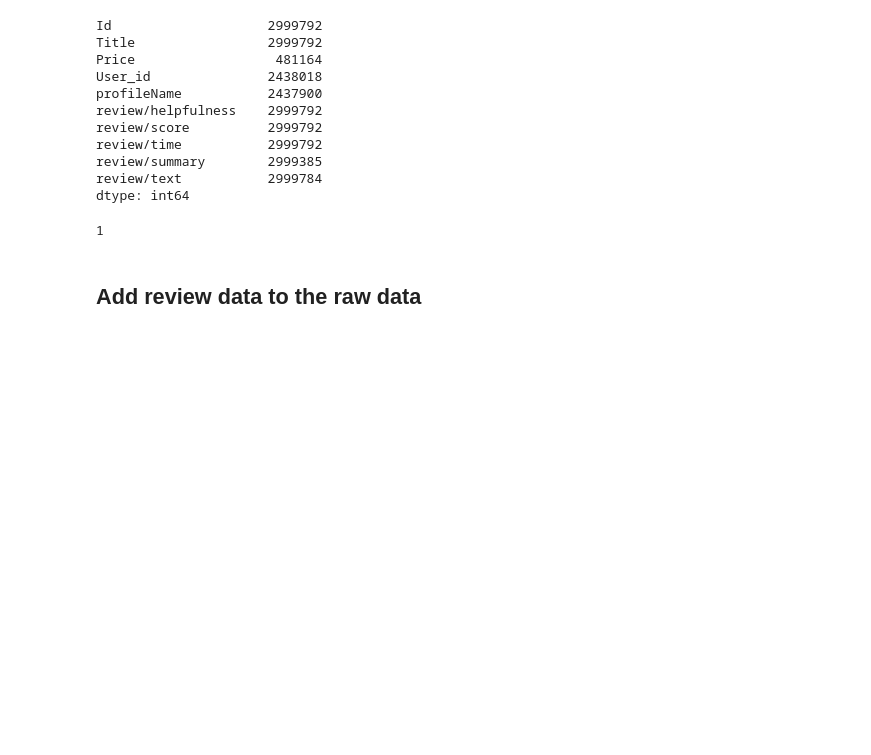
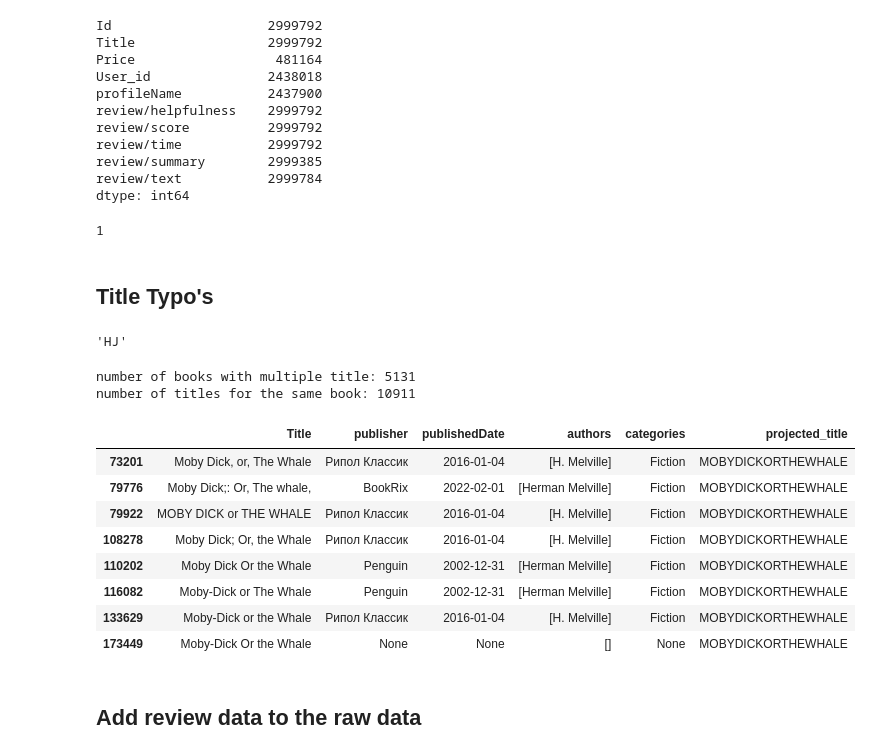
Before and after one commit to feyclan/WT_analysis, a Jupyter notebook: Cleaning.ipynb, the cells around one changed output. Drawn from its saved outputs; the diff is of its cells as text; code cells hidden in the pictures; blank space fills up the shorter version.

Commit message:
found titles of books with different spellings: A disaster

```diff
--- a/Cleaning.ipynb
+++ b/Cleaning.ipynb
@@ -108,6 +109,44 @@ unique_titles_per_id = reviews.groupby('Id')['Title'].nunique()
 np.prod(unique_titles_per_id == 1)
 # %% [output]
 1
+# %% [markdown]
+## Title Typo's
+# %%
+def title_projection(title_string):
+    """
+    Create a surjective fct to compare titles.
+    In particular, let's remove punctuation marks and convert everything to lowercase letters
+    """
+    assert title_string != None, "Surprise: "
+    remove_punctuations = ''.join([char for char in title_string if (char not in string.punctuation and char != ' ')])
+    lower_cases = remove_punctuations.upper()
+    return lower_cases
+
+title_projection("h! j,./?;;$#@% ^& *()''")
+# %% [output]
+'HJ'
+# %%
+clean_books["projected_title"] = clean_books["Title"].apply(title_projection)
+# %%
+projected_title_counts = clean_books["projected_title"].value_counts()
+double_counts = projected_title_counts[projected_title_counts > 1]
+print("number of books with multiple title:", len(double_counts))
+print("number of titles for the same book:", sum(double_counts))
+# %% [output]
+number of books with multiple title: 5131
+number of titles for the same book: 10911
+# %%
+clean_books[clean_books["projected_title"] == "MOBYDICKORTHEWHALE"]
+# %% [output]
+|  | Title | publisher | publishedDate | authors | categories | projected_title |
+| 73201 | Moby Dick, or, The Whale | Рипол Классик | 2016-01-04 | [H. Melville] | Fiction | MOBYDICKORTHEWHALE |
+| 79776 | Moby Dick;: Or, The whale, | BookRix | 2022-02-01 | [Herman Melville] | Fiction | MOBYDICKORTHEWHALE |
+| 79922 | MOBY DICK or THE WHALE | Рипол Классик | 2016-01-04 | [H. Melville] | Fiction | MOBYDICKORTHEWHALE |
+| 108278 | Moby Dick; Or, the Whale | Рипол Классик | 2016-01-04 | [H. Melville] | Fiction | MOBYDICKORTHEWHALE |
+| 110202 | Moby Dick Or the Whale | Penguin | 2002-12-31 | [Herman Melville] | Fiction | MOBYDICKORTHEWHALE |
+| 116082 | Moby-Dick or The Whale | Penguin | 2002-12-31 | [Herman Melville] | Fiction | MOBYDICKORTHEWHALE |
+| 133629 | Moby-Dick or the Whale | Рипол Классик | 2016-01-04 | [H. Melville] | Fiction | MOBYDICKORTHEWHALE |
+| 173449 | Moby-Dick Or the Whale | None | None | [] | None | MOBYDICKORTHEWHALE |
 # %% [markdown]
 ## Add review data to the raw data
 # %%
```
Also changed, not shown: parts of 3 cells of this notebook.
